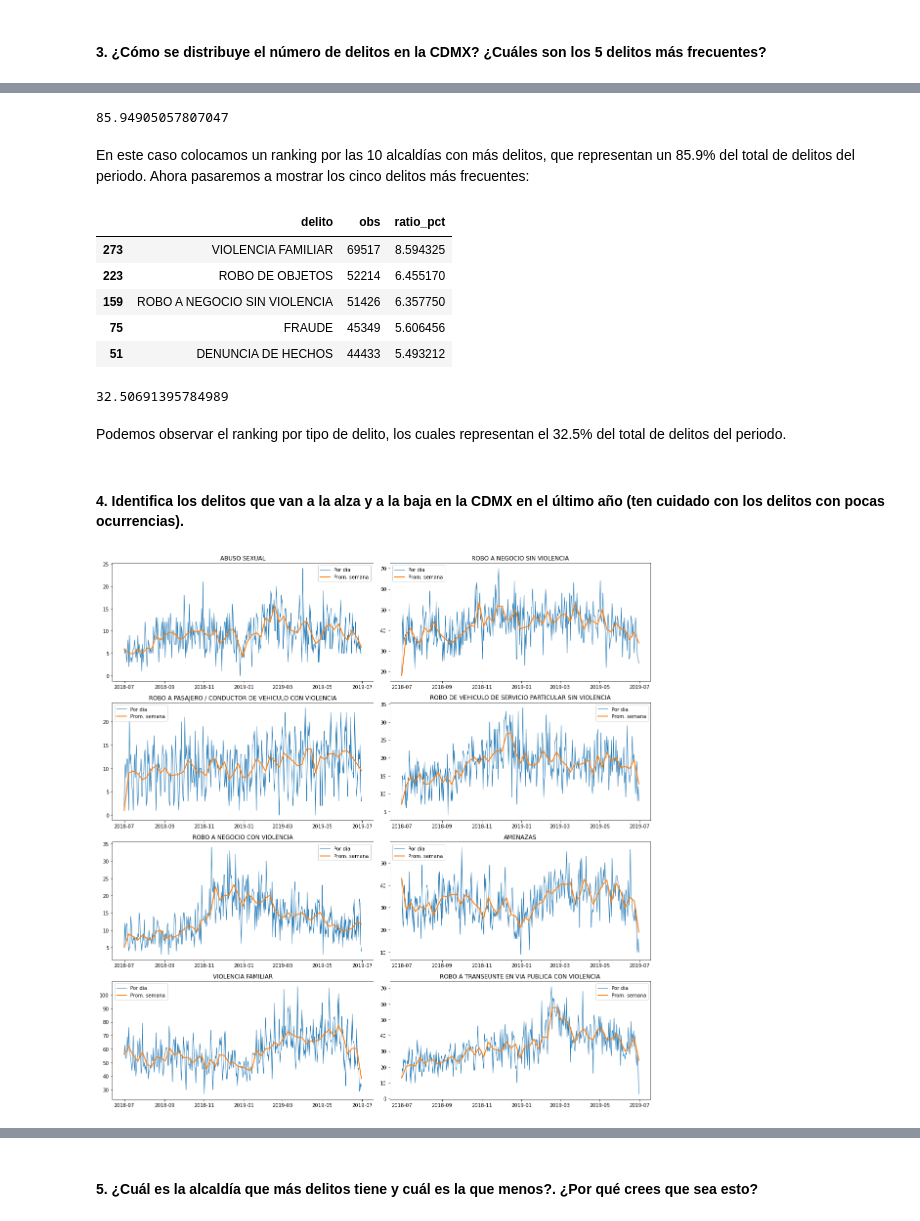
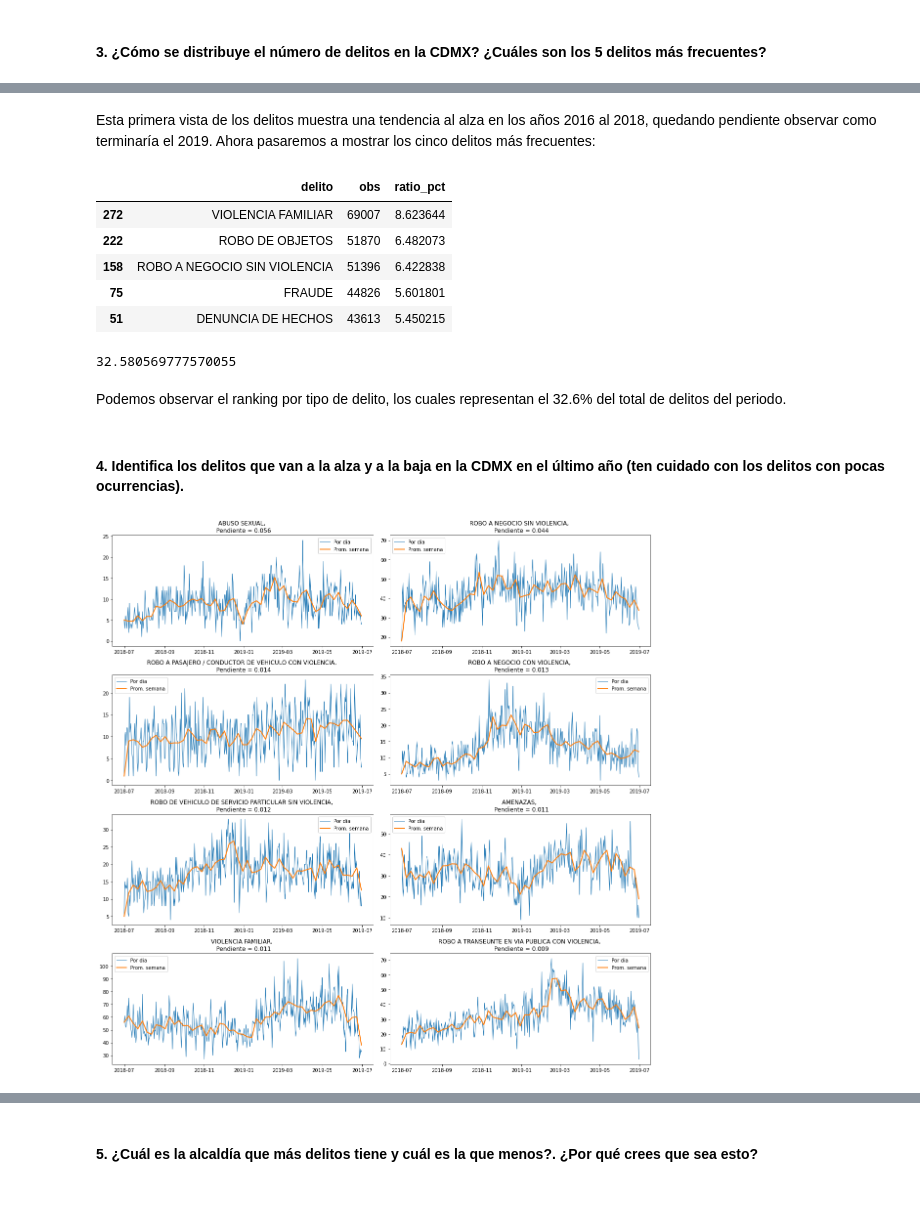
Before and after one commit to Javolet/Evaluacion_OPI, a Jupyter notebook: Seccion_A/Seccion_A_Notebook.ipynb, the cells around one changed output, grey strips where cells are left out. Saved outputs shown, nothing was run; the diff lists cells and outputs as text; code cells hidden in the pictures.

```diff
--- a/Seccion_A/Seccion_A_Notebook.ipynb
+++ b/Seccion_A/Seccion_A_Notebook.ipynb
@@ -36 +53,6 @@ Algo resaltante de esta vista es que hay observaciones que tienen algunas variab
+# %%
+dataset = dataset[dataset['alcaldia_hechos'].isin([\
+'ALVARO OBREGON','AZCAPOTZALCO','BENITO JUAREZ','COYOACAN','CUAJIMALPA DE MORELOS',\
+'CUAUHTEMOC','GUSTAVO A MADERO','IZTACALCO','IZTAPALAPA','LA MAGDALENA CONTRERAS',\
+'MIGUEL HIDALGO','MILPA ALTA','TLAHUAC','TLALPAN','VENUSTIANO CARRANZA','XOCHIMILCO'])]
 # %%
@@ -150,10 +145,5 @@ dataset_counts.head(20)
-# %%
-# Calculamos el ratio acumulado de las 10 alcaldías con más delitos
-dataset_counts['ratio_pct'].head(10).sum()
-# %% [output]
-85.94905057807047
-# %% [markdown]
-En este caso colocamos un ranking por las 10 alcaldías con más delitos, que representan un 85.9% del total de delitos del periodo. Ahora pasaremos a mostrar los cinco delitos más frecuentes:
+# %% [markdown]
+Esta primera vista de los delitos muestra una tendencia al alza en los años 2016 al 2018, quedando pendiente observar como terminaría el 2019. Ahora pasaremos a mostrar los cinco delitos más frecuentes:
 # %%
 # Calculamos el ratio acumulado de los cinco delitos más comunes
 dataset_counts = dataset.groupby('delito').size().reset_index(name='obs').sort_values(by = 'obs', \
@@ -162,44 +152,43 @@ dataset_counts['ratio_pct'] = 100 * dataset_counts['obs']/dataset_counts['obs'].
 dataset_counts.head(5)
 # %% [output]
 |  | delito | obs | ratio_pct |
-| 273 | VIOLENCIA FAMILIAR | 69517 | 8.594325 |
-| 223 | ROBO DE OBJETOS | 52214 | 6.455170 |
-| 159 | ROBO A NEGOCIO SIN VIOLENCIA | 51426 | 6.357750 |
-| 75 | FRAUDE | 45349 | 5.606456 |
-| 51 | DENUNCIA DE HECHOS | 44433 | 5.493212 |
+| 272 | VIOLENCIA FAMILIAR | 69007 | 8.623644 |
+| 222 | ROBO DE OBJETOS | 51870 | 6.482073 |
+| 158 | ROBO A NEGOCIO SIN VIOLENCIA | 51396 | 6.422838 |
+| 75 | FRAUDE | 44826 | 5.601801 |
+| 51 | DENUNCIA DE HECHOS | 43613 | 5.450215 |
 # %%
 # Calculamos el ratio acumulado de los 5 delitos más frecuentes
 dataset_counts['ratio_pct'].head(5).sum()
 # %% [output]
-32.50691395784989
+32.580569777570055
 # %% [markdown]
-Podemos observar el ranking por tipo de delito, los cuales representan el 32.5% del total de delitos del periodo.
+Podemos observar el ranking por tipo de delito, los cuales representan el 32.6% del total de delitos del periodo.
 # %% [markdown]
 #### 4. Identifica los delitos que van a la alza y a la baja en la CDMX en el último año (ten cuidado con los delitos con pocas ocurrencias).
 # %%
 # Cuando indican delitos en el último año consideraremos los últimos 365 días, para construir una tabla pivote
 dataset_counts = dataset[dataset.index >= '2018-07-01'][['delito']].\
 pivot_table(index=['fecha_hechos_mod'],columns = ['delito'], values = ['delito'], aggfunc = len).\
 fillna(0).resample('D', level=0).sum()
 
 # A fin de evitar las pocas ocurrencias, busquemos el top 20 de delitos para graficar aquellos al alza
 top_df= dataset_counts[dataset_counts.sum().nlargest(20).index]
 
 # Ahora vamos calcular las pendientes con una regresión lineal y calcular si van a la baja o al alza
 slopes = np.polyfit(x=(top_df.index - top_df.index.min()).days, y=top_df, deg=1)[0]
 al_alza = top_df.iloc[:, np.argsort(slopes)[-8:]]
-
-al_alza
+pendientes_a = -np.sort(-slopes)
 
 # Ya calculados los delitos al alza, los ponemos en una gráfica
 fig, axs = plt.subplots(4, 2, figsize=(16,16))
 for i, ax in enumerate(axs.flatten()):
     ax.plot(al_alza.iloc[:,i],linewidth=1,label='Por dia')
     ax.plot(al_alza.iloc[:,i].resample('W').mean(),linewidth=2,label='Prom. semana')
-    ax.set_title(al_alza.columns[i])
+    ax.set_title(f"{al_alza.columns[i]}, \n Pendiente = {pendientes_a[i]:.3f}")
     ax.legend()
 
 fig.tight_layout()
 plt.show()
 # %% [output]
-[figure, old version]
+[figure, new version]
```
Also changed, not shown: parts of 23 cells of this notebook.
